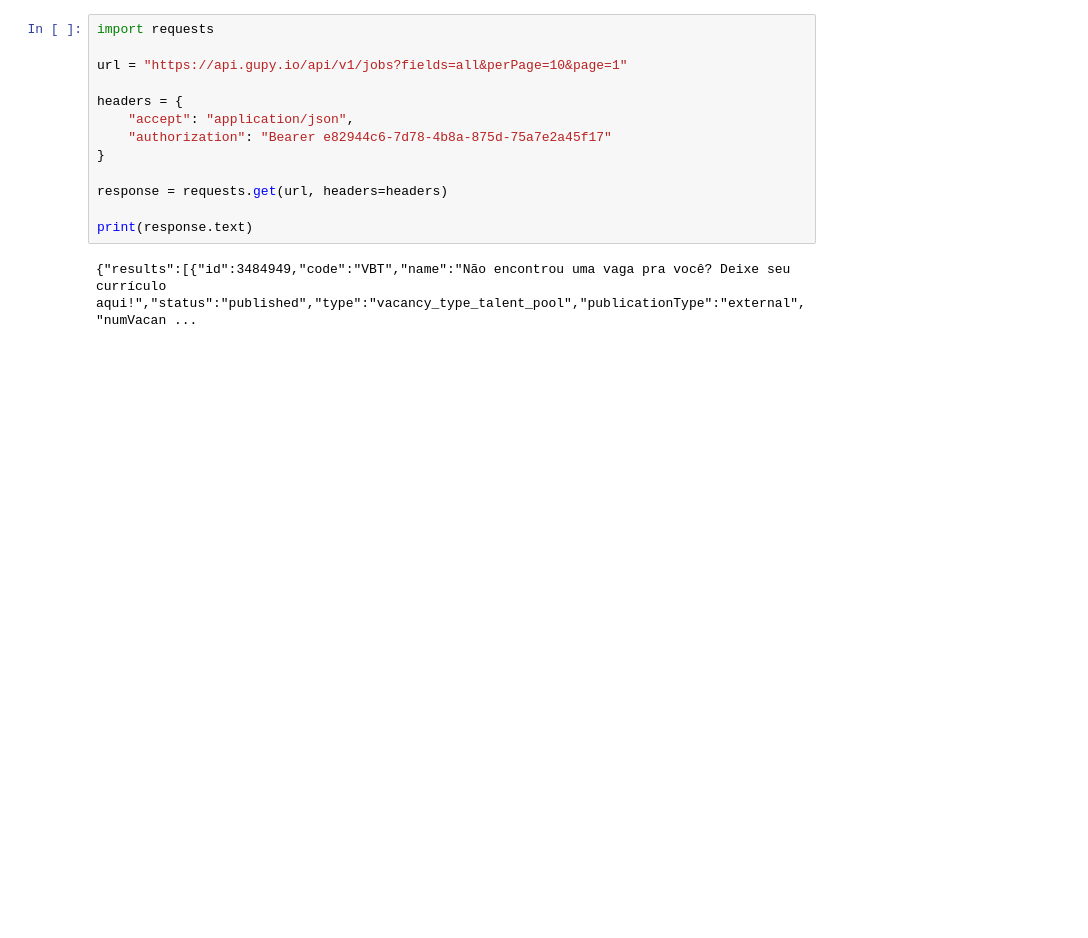
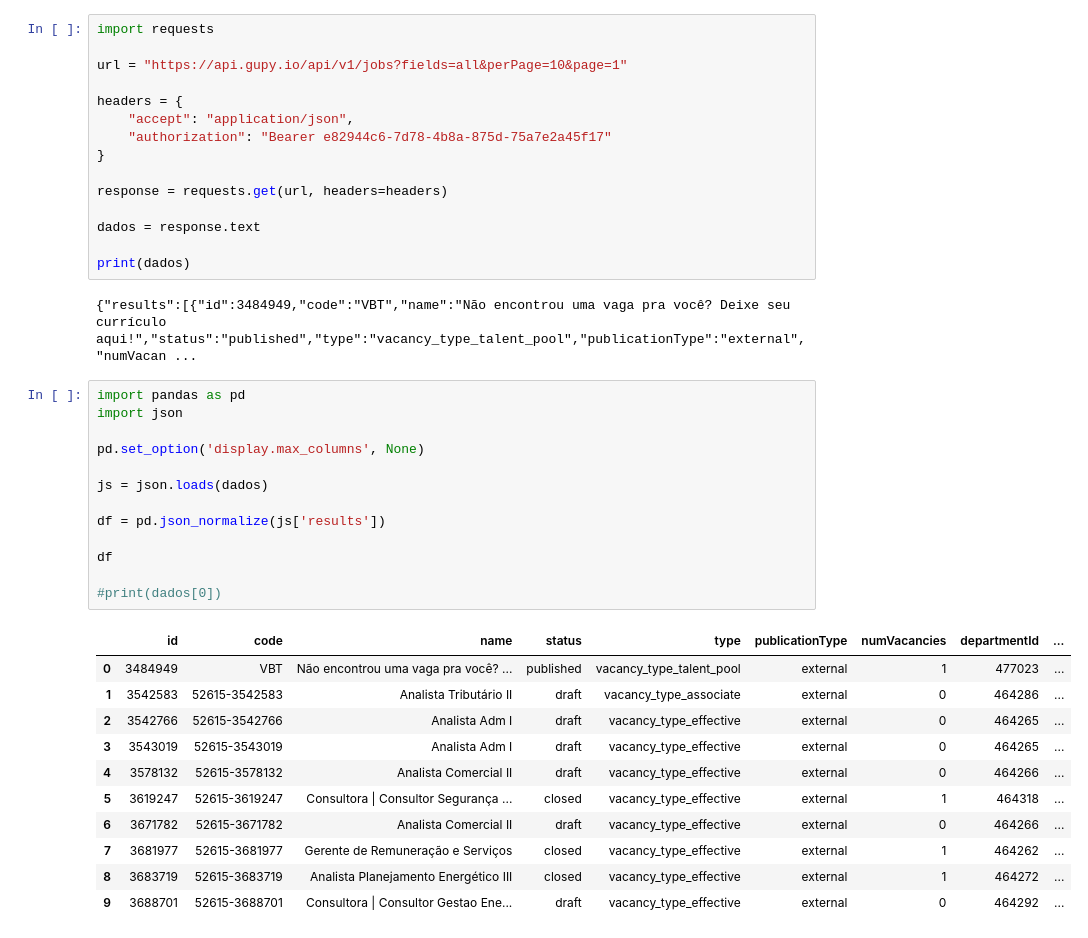
Before and after one commit to fevertonrs/gupy, a Jupyter notebook: code/listing_jobs.ipynb, the cells around one changed output. Saved outputs shown, nothing was run; the diff lists cells and outputs as text; blank space fills up the shorter version.

```diff
--- a/code/listing_jobs.ipynb
+++ b/code/listing_jobs.ipynb
@@ -10,6 +10,33 @@ headers = {
 
 response = requests.get(url, headers=headers)
 
-print(response.text)
+dados = response.text
+
+print(dados)
 # %% [output]
 {"results":[{"id":3484949,"code":"VBT","name":"Não encontrou uma vaga pra você? Deixe seu currículo aqui!","status":"published","type":"vacancy_type_talent_pool","publicationType":"external","numVacan ...
+# %%
+import pandas as pd
+import json
+
+pd.set_option('display.max_columns', None)
+
+js = json.loads(dados)
+
+df = pd.json_normalize(js['results'])
+
+df
+
+#print(dados[0])
+# %% [output]
+|  | id | code | name | status | type | publicationType | numVacancies | departmentId | ... |
+| 0 | 3484949 | VBT | Não encontrou uma vaga pra você? ... | published | vacancy_type_talent_pool | external | 1 | 477023 | ... |
+| 1 | 3542583 | 52615-3542583 | Analista Tributário II | draft | vacancy_type_associate | external | 0 | 464286 | ... |
+| 2 | 3542766 | 52615-3542766 | Analista Adm I | draft | vacancy_type_effective | external | 0 | 464265 | ... |
+| 3 | 3543019 | 52615-3543019 | Analista Adm I | draft | vacancy_type_effective | external | 0 | 464265 | ... |
+| 4 | 3578132 | 52615-3578132 | Analista Comercial II | draft | vacancy_type_effective | external | 0 | 464266 | ... |
+| 5 | 3619247 | 52615-3619247 | Consultora | Consultor Segurança ... | closed | vacancy_type_effective | external | 1 | 464318 | ... |
+| 6 | 3671782 | 52615-3671782 | Analista Comercial II | draft | vacancy_type_effective | external | 0 | 464266 | ... |
+| 7 | 3681977 | 52615-3681977 | Gerente de Remuneração e Serviços | closed | vacancy_type_effective | external | 1 | 464262 | ... |
+| 8 | 3683719 | 52615-3683719 | Analista Planejamento Energético III | closed | vacancy_type_effective | external | 1 | 464272 | ... |
+| 9 | 3688701 | 52615-3688701 | Consultora | Consultor Gestao Ene... | draft | vacancy_type_effective | external | 0 | 464292 | ... |
```
